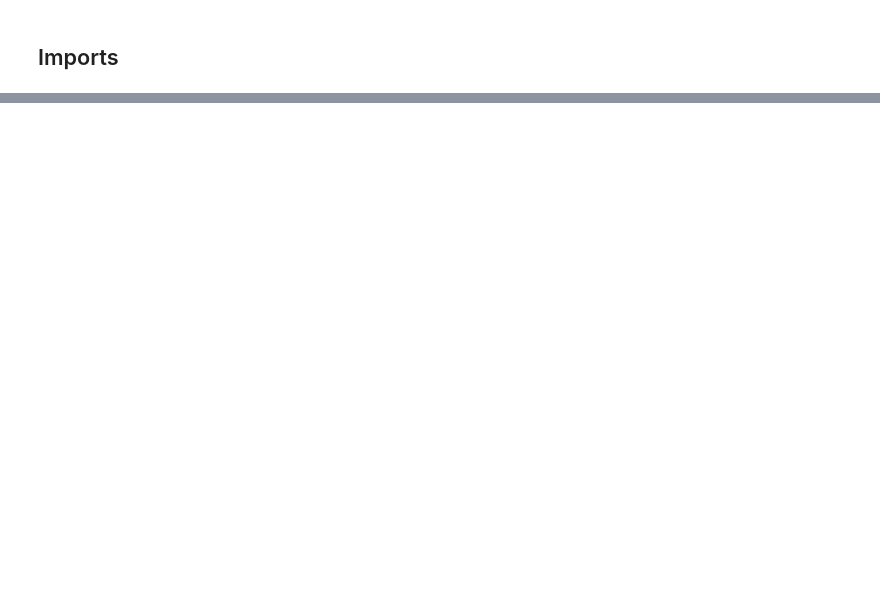
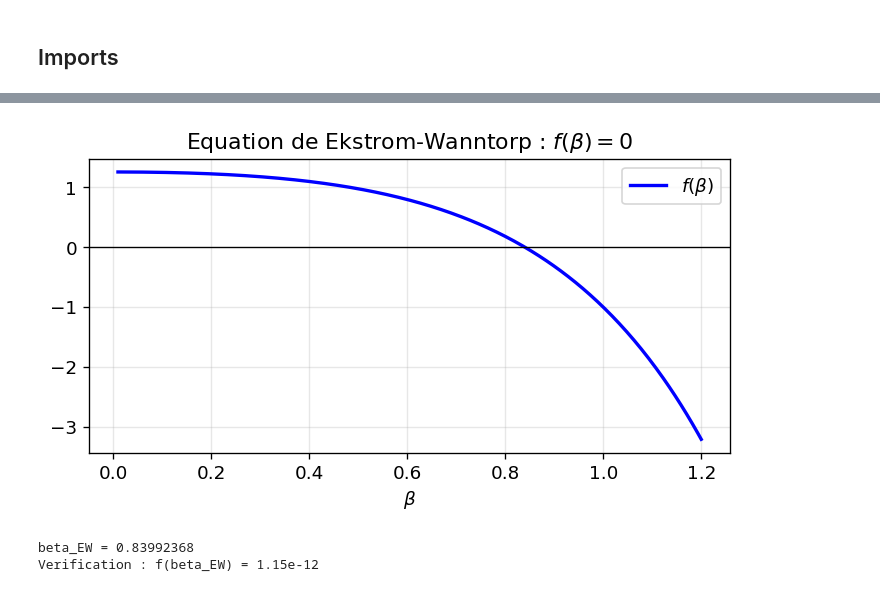
Before and after one commit to usenameFD/Numerical_methods, a Jupyter notebook: arret_optimal.ipynb, the cells around one changed output, grey strips where cells are left out. Cells and saved outputs as stored; diff of their text form; code cells hidden in the pictures; blank space fills up the shorter version.

```diff
--- a/arret_optimal.ipynb
+++ b/arret_optimal.ipynb
@@ -307,13 +5,0 @@ $$C^* \approx \frac{2^\alpha\,f(2N) - f(N)}{2^\alpha - 1}, \quad \alpha = \frac{
-# %%
-ns_rich = [500, 1000, 2000, 4000]
-fs = [compute_J(n)[n,n]/np.sqrt(n) for n in ns_rich]
-
-alpha_hat = np.log((fs[1]-fs[0])/(fs[2]-fs[1]))/np.log(2)
-C_richardson = (2**alpha_hat*fs[2] - fs[1])/(2**alpha_hat - 1)
-
-print(f"alpha estime : {alpha_hat:.4f}")
-print(f"C* (Richardson) : {C_richardson:.8f}")
-print(f"sqrt(2)*v_BB    : ~ {np.sqrt(2)*0.369:.6f}  (v_BB simule ~ 0.369)")
-print()
-for n, f in zip(ns_rich, fs):
-    print(f"  N={n:5d} : J(N,N)/sqrt(N) = {f:.10f}")
@@ -343,0 +130,21 @@ du pont brownien (Ekström & Wanntorp, 2009).
+# %%
+def func_aux(beta):
+    """Equation d'Ekström"""
+    return np.sqrt(2*np.pi) * (1 - beta**2) * np.exp(beta**2/2) * norm.cdf(beta) - beta
+
+# Tracé pour voir l'unique racine
+bv = np.linspace(0.01, 1.2, 400)
+fig, ax = plt.subplots(figsize=(6, 3.5))
+ax.plot(bv, [func_aux(b) for b in bv], 'b-', lw=2, label=r'$f(\beta)$')
+ax.axhline(0, color='k', lw=0.8)
+ax.set_xlabel(r'$\beta$')
+ax.set_title(r'Equation de Ekstrom-Wanntorp : $f(\beta) = 0$')
+ax.grid(True, alpha=0.3); ax.legend(); plt.tight_layout(); plt.show()
+
+beta_EW = brentq(func_aux, 0.01, 1.0, xtol=1e-12) # Résolution numérique de l'équation d'Ekström
+print(f'beta_EW = {beta_EW:.8f}')
+print(f'Verification : f(beta_EW) = {func_aux(beta_EW):.2e}')
+# %% [output]
+[figure, added]
+beta_EW = 0.83992368
+Verification : f(beta_EW) = 1.15e-12
```
Also changed, not shown: parts of 38 cells of this notebook.
